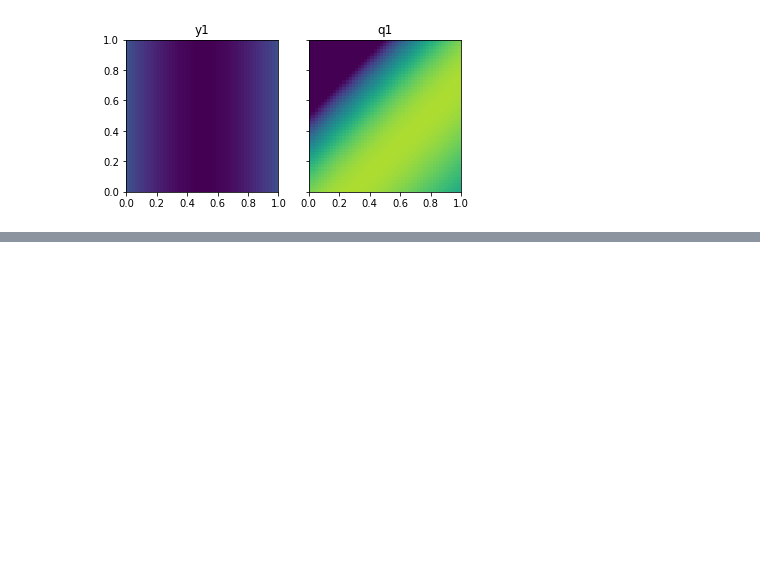
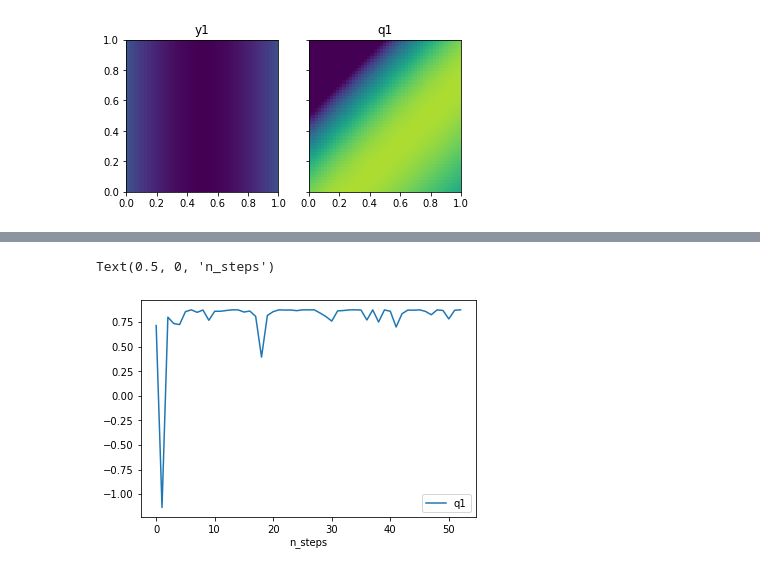
Before and after one commit to jacquelinegarrahan/Xopt, a Jupyter notebook: examples/bayes_exp/quality_aware_bayesian_exploration.ipynb, the cells around one changed output, grey strips where cells are left out. Drawn from its saved outputs; the diff is of its cells as text; code cells hidden in the pictures; blank space fills up the shorter version.

```diff
--- a/examples/bayes_exp/quality_aware_bayesian_exploration.ipynb
+++ b/examples/bayes_exp/quality_aware_bayesian_exploration.ipynb
@@ -170,0 +156,6 @@ tensor([[[0.6224, 0.4096]],
+# %%
+ax = results.plot(y='q1', use_index=True)
+ax.set_xlabel('n_steps')
+# %% [output]
+Text(0.5, 0, 'n_steps')
+[figure, added]
```
Also changed, not shown: parts of 8 cells of this notebook, 8 other files.
